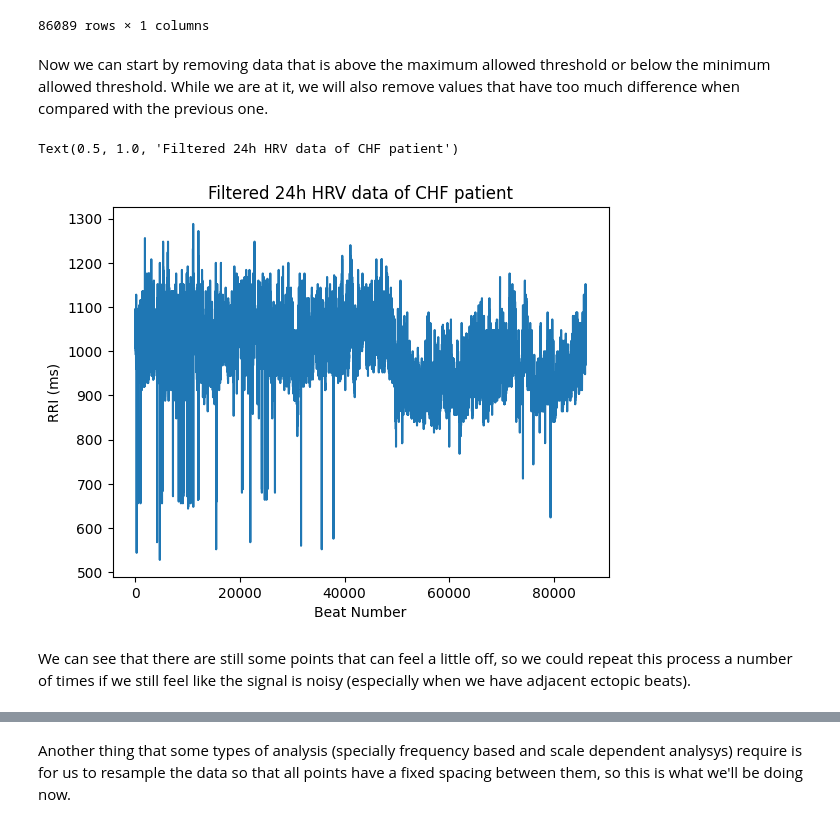
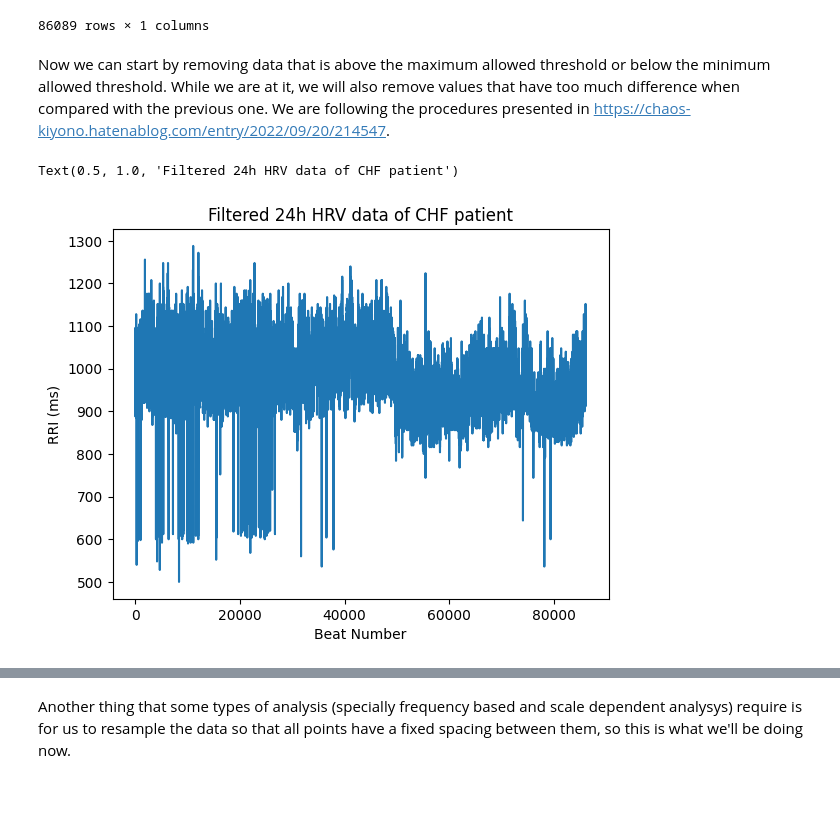
Before and after one commit to jkruse27/Tutorials, a Jupyter notebook: notebooks/hrv_basics.ipynb, the cells around one changed output, grey strips where cells are left out. Cells and saved outputs as stored; diff of their text form; code cells hidden in the pictures; blank space fills up the shorter version.

Commit message:
fix: Corrected HRV cleaning method for a more accurate one

```diff
--- a/notebooks/hrv_basics.ipynb
+++ b/notebooks/hrv_basics.ipynb
@@ -57,48 +57,75 @@ hrv
 | 1970-01-01 23:41:23.600 | 1120 |
 86089 rows × 1 columns
 # %% [markdown]
-Now we can start by removing data that is above the maximum allowed threshold or below the minimum allowed threshold. While we are at it, we will also remove values that have too much difference when compared with the previous one.
+Now we can start by removing data that is above the maximum allowed threshold or below the minimum allowed threshold. While we are at it, we will also remove values that have too much difference when compared with the previous one. We are following the procedures presented in https://chaos-kiyono.hatenablog.com/entry/2022/09/20/214547.
 # %%
 # ----- Minimum and Maximum ------- #
 # These are the values of the minimum and maximum RRI acceptable. Choose these according
 # to your needs.
 # Minimum: Usually between ~200-300ms
 # Maximum: Usually between ~1600-2000ms
 threshold_min = 250
 threshold_max = 1600
 
-
-# Replace values off the range by NaN
-hrv[(hrv <= threshold_min) | (hrv >= threshold_max)] = np.NaN
-
 # ----- Differences ------- #
 # This is the maximum allowed difference between points in percentages
 max_difference = 0.2
 
-# Calculate the distance between successive points and save it as a column
-hrv['dRRI'] = (hrv[0].diff().fillna(0)).abs()
 
-# Calculate the percentage of change between the points
-thresholds = hrv.dRRI/hrv[0]
-# Replace values with a larger difference with NaN
-hrv.iloc[thresholds > max_difference, 0] = np.NaN
+RRI = hrv.values.flatten()
+N = len(RRI)
 
-# Alternatively, you can set an absolute maximum difference by running the command below
-# instead of the two commands above
-# hrv[hrv.dRRI > max_threshold] = np.NaN
+# Locate positions that have a bigger difference than the max threshold
+dRRI = hrv[0].diff().fillna(0).abs()
 
-# ---- Finishing ----- #
-# Now that the outliers were removed, we replace them by interpolating the data
-interpolation_method = 'linear' # Could be 'spline' or anything else
-hrv = hrv.interpolate(method=interpolation_method).drop(columns='dRRI')
+if (max_difference <= 1):
+    difference = dRRI/RRI > max_difference
+else:
+    difference = dRRI > max_difference
 
+# Locate positions that are above/below the thresholds
+out_of_bounds = (RRI > threshold_max) | (RRI < threshold_min)
 
-plt.plot(hrv.values)
+# Combine all positions
+corrections = difference | out_of_bounds
+
+# Iterate over positions that need changing
+for i in zip(*np.where(corrections == 1)):
+    i = i[0]
+    if (i >= N-1 or i == 0):
+        continue
+
+    max_dt = max_difference*RRI[i] if max_difference <= 1 else max_difference
+    max_dt = np.abs(max_dt)
+
+    if ((RRI[i-1]-RRI[i]) > max_dt):
+        # Ventricular premature contraction (VPC)
+        if RRI[i+1] > RRI[i-1]:
+            new = (RRI[i]+RRI[i+1])/2
+            RRI[i] = new
+            RRI[i+1] = new
+        # Supraventricular premature contraction (SVPC)
+        else:
+            RRI[i] = (RRI[i]+RRI[i+1])/2
+
+    if (RRI[i]-RRI[i-1]) > max_dt:
+        # The omission of detecting R-R wave
+        RRI[i] = (RRI[i-1] + RRI[i+1]) / 2
+
+    # Vales that are too short to be physiologically possible
+    if RRI[i] < threshold_min:
+        RRI[i] = (RRI[i-1] + RRI[i+1]) / 2
+
+    # Values that are too long to be possible
+    if RRI[i] > threshold_max:
+        RRI[i] = (RRI[i-1] + RRI[i+1]) / 2
+
+hrv[0] = RRI
+
+plt.plot(RRI)
 plt.xlabel('Beat Number')
 plt.ylabel('RRI (ms)')
 plt.title('Filtered 24h HRV data of CHF patient')
 # %% [output]
 Text(0.5, 1.0, 'Filtered 24h HRV data of CHF patient')
-[figure, old version]
+[figure, new version]
-# %% [markdown]
-We can see that there are still some points that can feel a little off, so we could repeat this process a number of times if we still feel like the signal is noisy (especially when we have adjacent ectopic beats).
```
Also changed, not shown: parts of 2 cells of this notebook, 1 other file.
